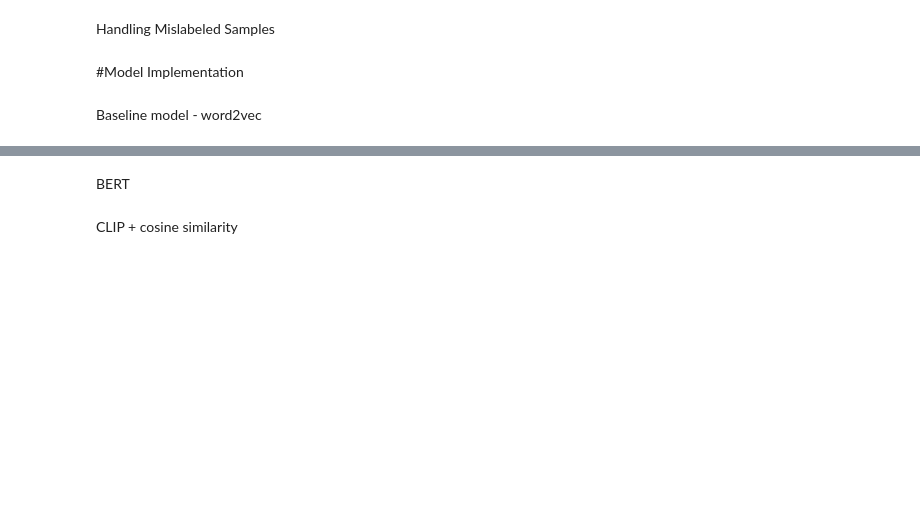
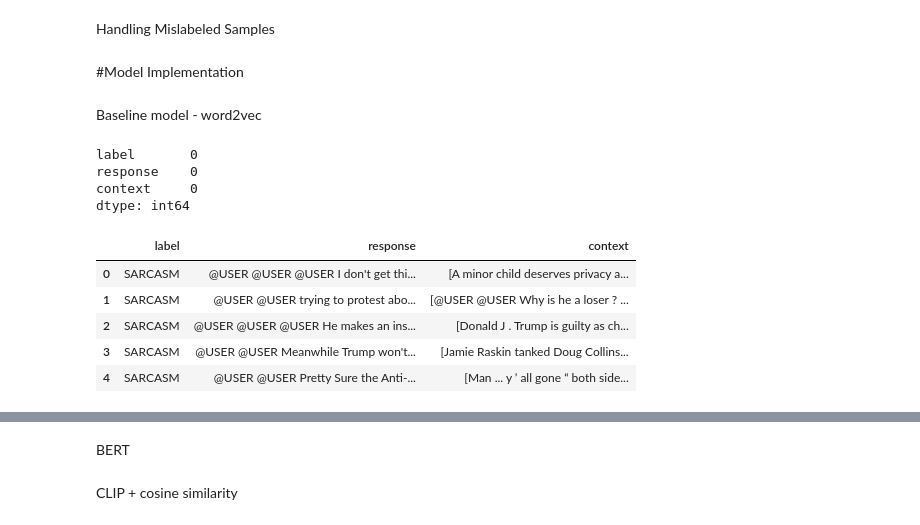
Before and after one commit to ShivaniGawande/DLFinalProject_Fall22, a Jupyter notebook: ReadingBetweenLines.ipynb, the cells around one changed output, grey strips where cells are left out. Cells and saved outputs as stored; diff of their text form; code cells hidden in the pictures; blank space fills up the shorter version.

```diff
--- a/ReadingBetweenLines.ipynb
+++ b/ReadingBetweenLines.ipynb
@@ -62,3 +86,19 @@ Handling Mislabeled Samples
 #Model Implementation
 # %% [markdown]
 Baseline model - word2vec
+# %%
+df.isna().sum() # Checking for NaN values
+# %% [output]
+label       0
+response    0
+context     0
+dtype: int64
+# %%
+df.head()
+# %% [output]
+|  | label | response | context |
+| 0 | SARCASM | @USER @USER @USER I don't get thi... | [A minor child deserves privacy a... |
+| 1 | SARCASM | @USER @USER trying to protest abo... | [@USER @USER Why is he a loser ? ... |
+| 2 | SARCASM | @USER @USER @USER He makes an ins... | [Donald J . Trump is guilty as ch... |
+| 3 | SARCASM | @USER @USER Meanwhile Trump won't... | [Jamie Raskin tanked Doug Collins... |
+| 4 | SARCASM | @USER @USER Pretty Sure the Anti-... | [Man ... y ’ all gone “ both side... |
```
Also changed, not shown: parts of 21 cells of this notebook.
